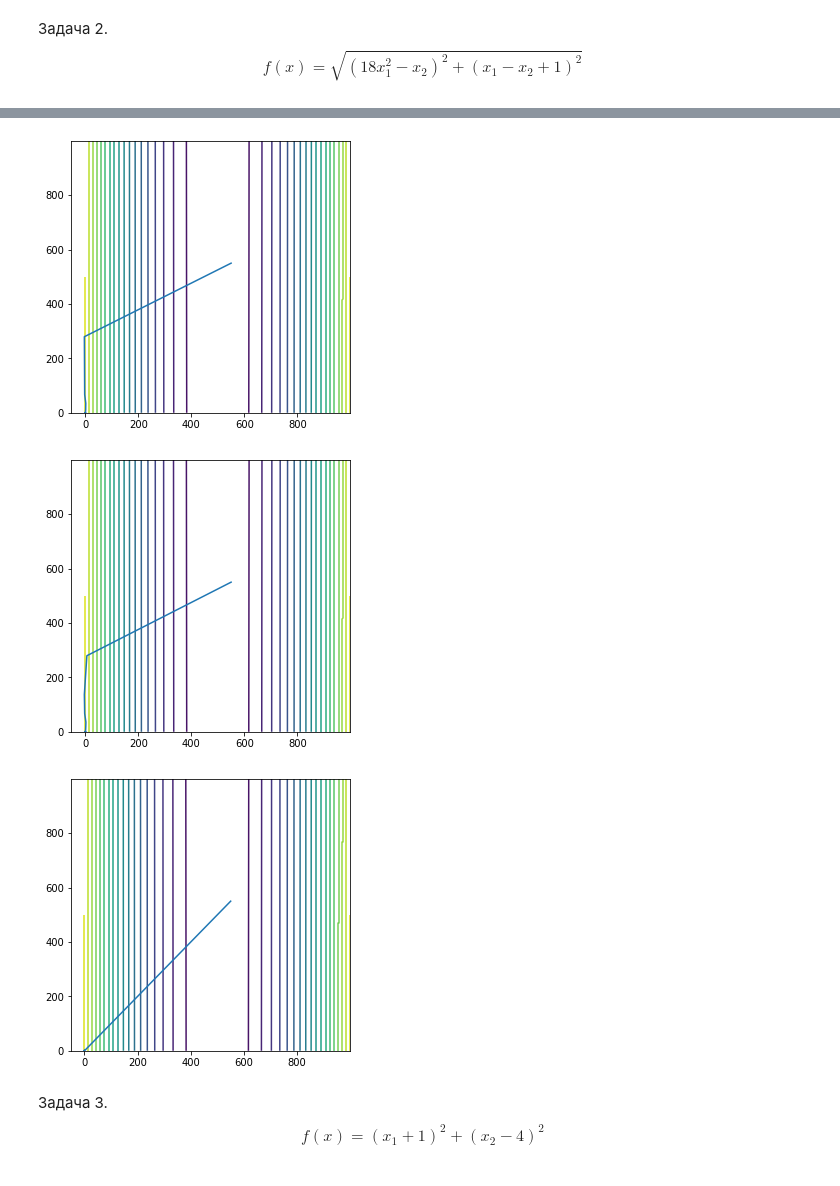
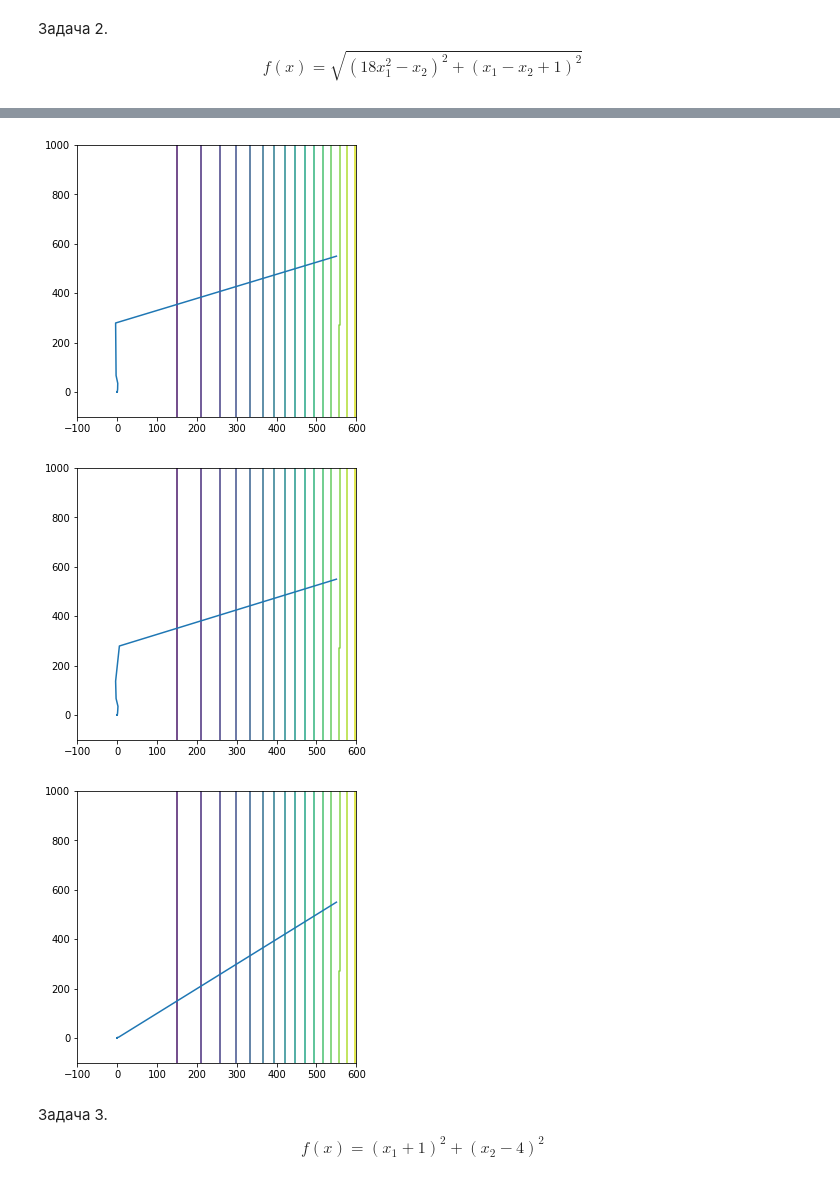
Before and after one commit to Viktory4121/Optimization_Methods, a Jupyter notebook: линии_уровня_траектории_решения.ipynb, the cells around one changed output, grey strips where cells are left out. Saved outputs shown, nothing was run; the diff lists cells and outputs as text; code cells hidden in the pictures.

```diff
--- a/линии_уровня_траектории_решения.ipynb
+++ b/линии_уровня_траектории_решения.ipynb
@@ -136,8 +136,8 @@ plt.show()
 $$f(x)=\sqrt{(18x_1^2 - x_2)^2 + (x_1 - x_2 + 1)^2}$$
 # %%
 # Строим сетку, имеющую 1000 отсчетов по обоим координатам
-x0 = np.linspace(-1200, 600, 1000)
-y0 = np.linspace(-200, 1000, 1000)
+x0 = np.linspace(-100, 600, 1000)
+y0 = np.linspace(-100, 1000, 1000)
 def makeData (x,y):
     # Создаем двумерную матрицу-сетку
     xgrid, ygrid = np.meshgrid(x, y)
@@ -203,13 +213,13 @@ x2 = [550, 279.634220275821, 67.1021854428847, 35.4808281358094, 10.886858844580
 ax.plot(x1,x2)
 
 #построение линий уровня
-ax.contour(z, levels = 20)
+ax.contour(x,y,z, levels = 20)
 
 fig.set_figwidth(5)    #  ширина и
 fig.set_figheight(5)    #  высота "Figure"
 plt.show()
 # %% [output]
-[figure, old version]
+[figure, new version]
 # %%
 #Метод пс
 fig, ax = plt.subplots()
@@ -220,30 +230,30 @@ x2 = [550, 279.634139896544, 137.353530717335, 67.1002040371896, 35.480305088025
 ax.plot(x1,x2)
 
 #построение линий уровня
-ax.contour(z, levels = 20)
+ax.contour(x,y,z, levels = 20)
 
 fig.set_figwidth(5)    #  ширина и
 fig.set_figheight(5)    #  высота "Figure"
 plt.show()
 # %% [output]
-[figure, old version]
+[figure, new version]
 # %%
 #Метод р
 fig, ax = plt.subplots()
 
 #построение траекторий решения
 x1 = [550, 3.5, 0.67157287525381, -0.288110107006857, -0.0942143958619823, -0.178820940822679, -0.193378707274917, -0.206430312701425, -0.209049890807976, -0.209368444637626, -0.209475943975498, -0.209529052024363, -0.209546569255122, -0.209550343617968, -0.209552250575703, -0.209556006059522, -0.20955550642007, -0.209555639327631, -0.209555656194007, -0.209555660678692]
 x2 = [550, 3.5, 2.67157287525381, 0.390488237538989, 0.60136181369586, 0.634346964080086, 0.702522531093354, 0.779269585998198, 0.786860930828099, 0.789737201414679, 0.790219547904218, 0.790396807061625, 0.790394239305907, 0.790424203620682, 0.790431713385832, 0.790445549132902, 0.790443827597987, 0.790444278087638, 0.790444331530862, 0.790444344809825]
 ax.plot(x1,x2)
 
 #построение линий уровня
-ax.contour(z, levels = 20)
+ax.contour(x,y,z, levels = 20)
 
 fig.set_figwidth(5)    #  ширина и
 fig.set_figheight(5)    #  высота "Figure"
 plt.show()
 # %% [output]
-[figure, old version]
+[figure, new version]
 # %% [markdown]
 Задача 3.
 $$f(x) = (x_1 + 1)^2 + (x_2 - 4)^2$$
```
Also changed, not shown: parts of 18 cells of this notebook.
